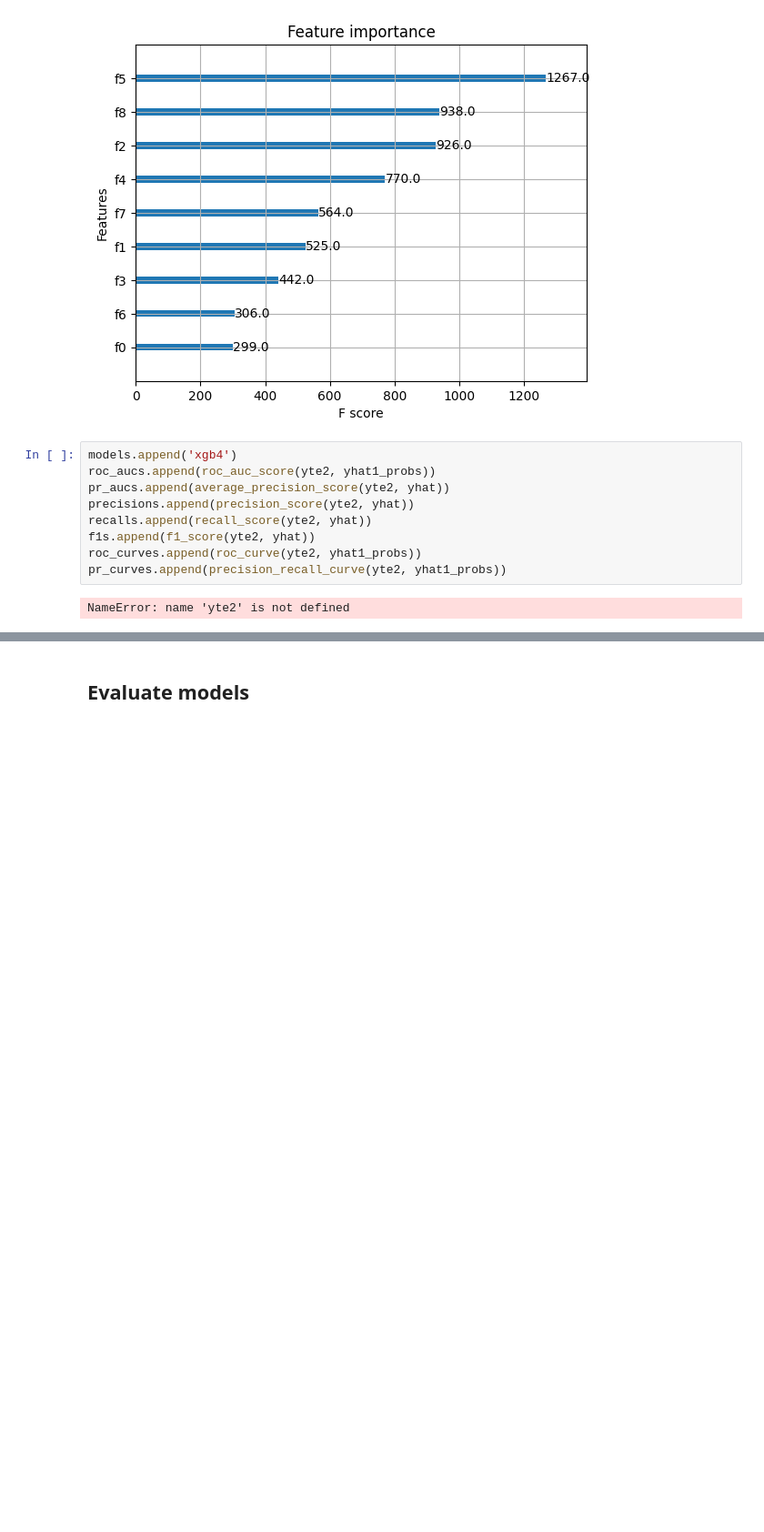
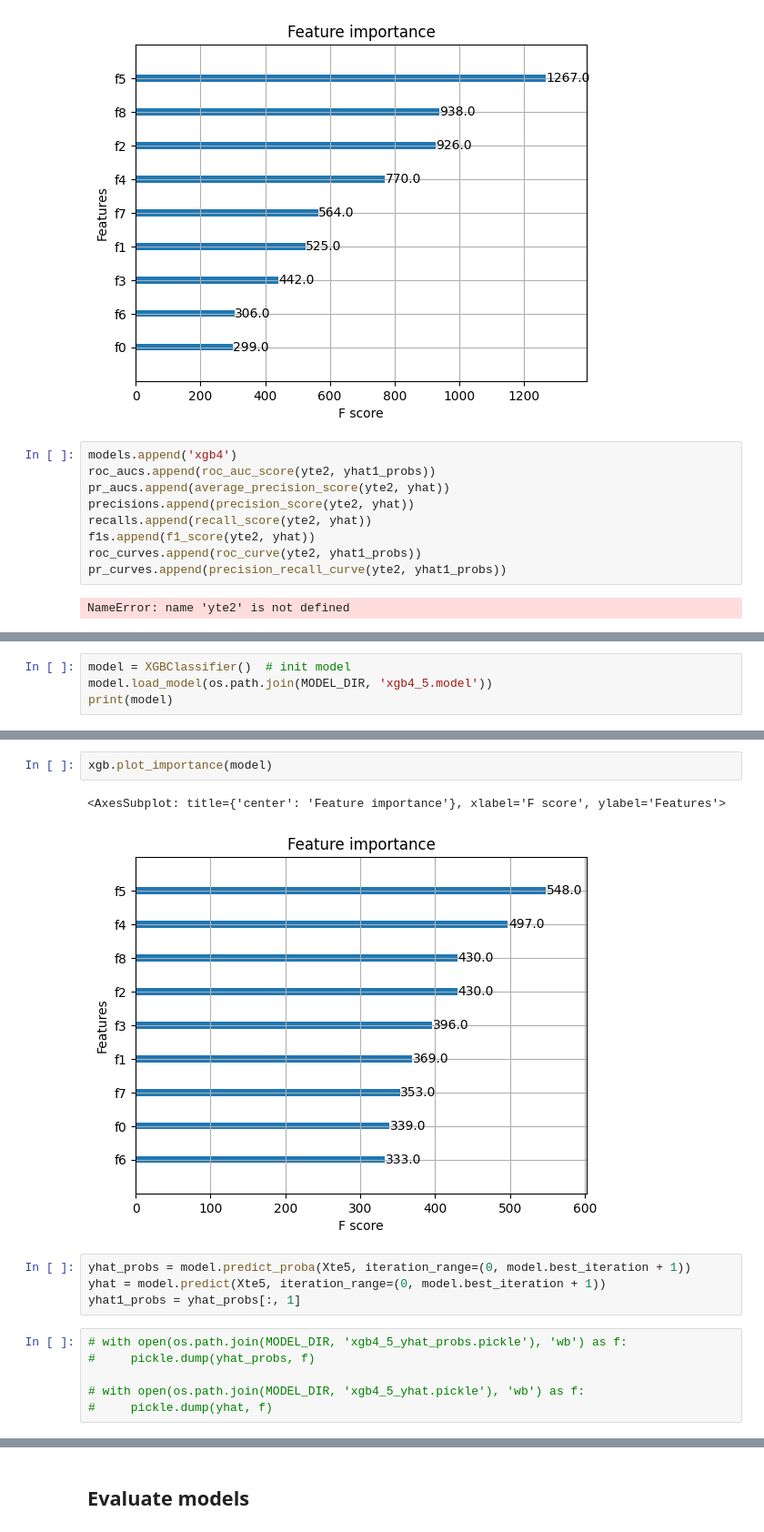
Before and after one commit to HaotingS/dsa4262_project, a Jupyter notebook: notebooks/modeling4_yeejet.ipynb, the cells around one changed output, grey strips where cells are left out. Shown at 91% size. Saved outputs shown, nothing was run; the diff lists cells and outputs as text; blank space fills up the shorter version.

Commit message:
add model evaluation

```diff
--- a/notebooks/modeling4_yeejet.ipynb
+++ b/notebooks/modeling4_yeejet.ipynb
@@ -602,0 +614,4 @@ NameError: name 'yte2' is not defined
+# %%
+model = XGBClassifier()  # init model
+model.load_model(os.path.join(MODEL_DIR, 'xgb4_5.model'))
+print(model)
@@ -602,0 +629,15 @@ NameError: name 'yte2' is not defined
+# %%
+xgb.plot_importance(model)
+# %% [output]
+<AxesSubplot: title={'center': 'Feature importance'}, xlabel='F score', ylabel='Features'>
+[figure, added]
+# %%
+yhat_probs = model.predict_proba(Xte5, iteration_range=(0, model.best_iteration + 1))
+yhat = model.predict(Xte5, iteration_range=(0, model.best_iteration + 1))
+yhat1_probs = yhat_probs[:, 1]
+# %%
+# with open(os.path.join(MODEL_DIR, 'xgb4_5_yhat_probs.pickle'), 'wb') as f:
+#     pickle.dump(yhat_probs, f)
+
+# with open(os.path.join(MODEL_DIR, 'xgb4_5_yhat.pickle'), 'wb') as f:
+#     pickle.dump(yhat, f)
```
Also changed, not shown: parts of 23 cells of this notebook.
